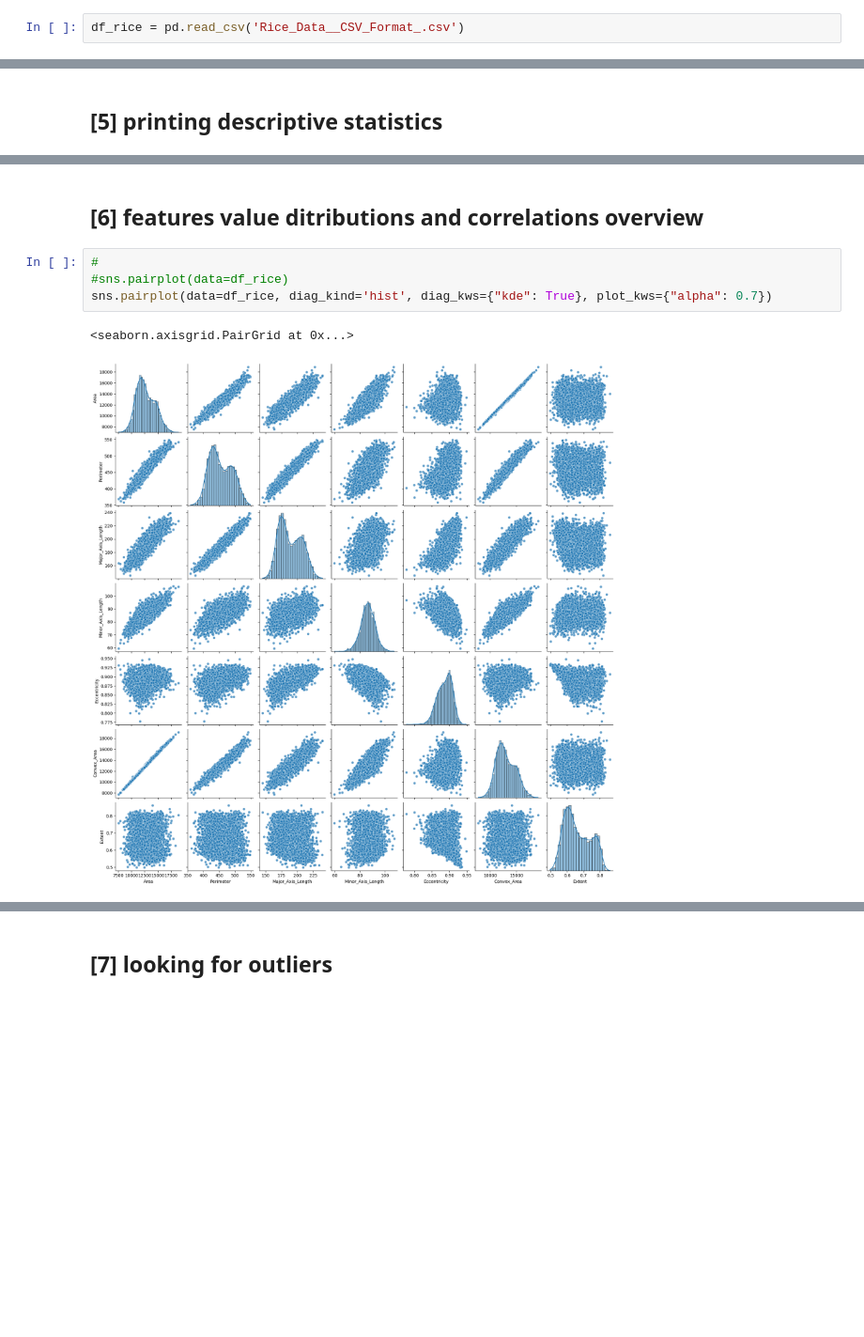
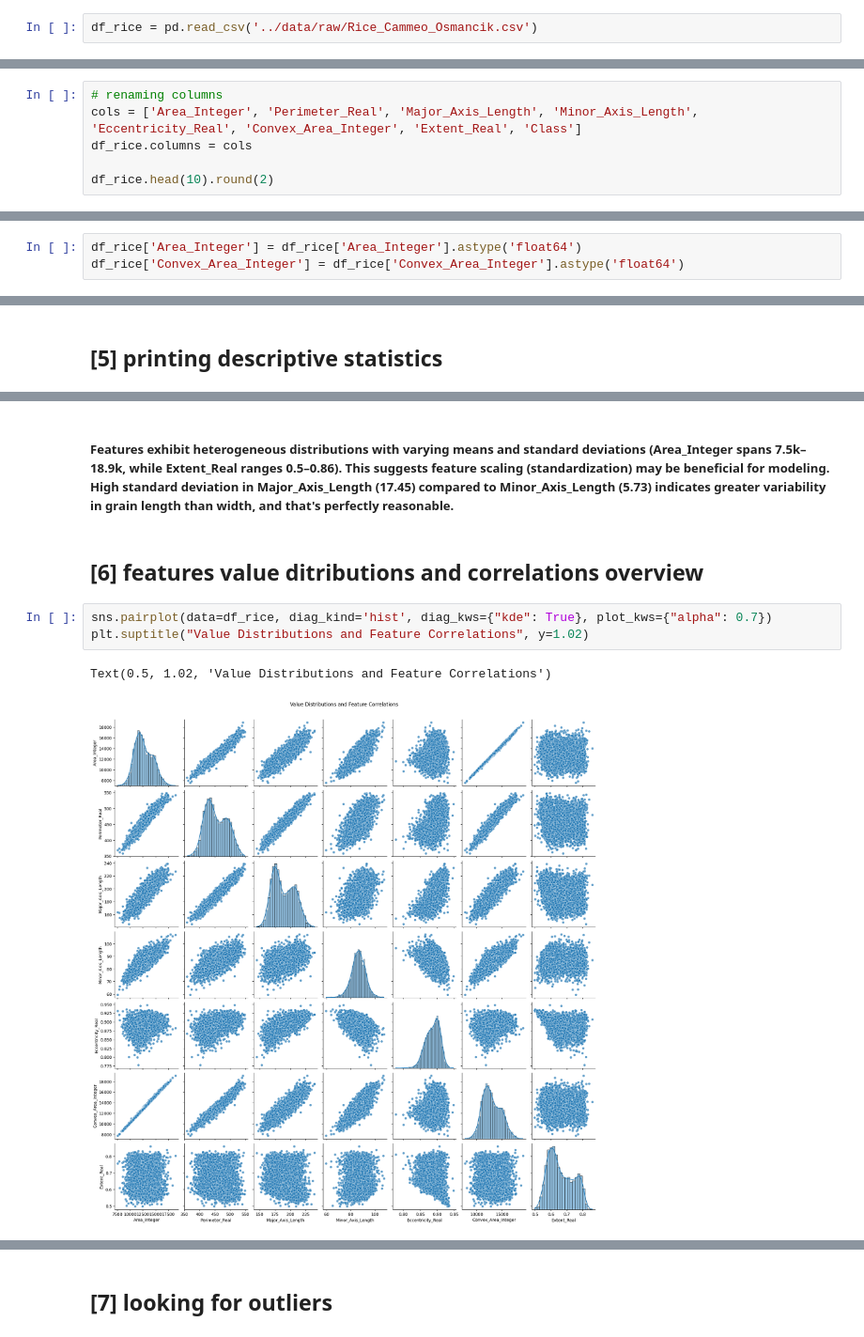
Before and after one commit to onaizna/rice-type-classifier-project-zfvg, a Jupyter notebook: notebooks/eda.ipynb, the cells around one changed output, grey strips where cells are left out. Shown at 94% size. Saved outputs shown, nothing was run; the diff lists cells and outputs as text; blank space fills up the shorter version.

Commit message:
Fixed typos, raw data path, inline comments, added figures folder for presentation

```diff
--- a/notebooks/eda.ipynb
+++ b/notebooks/eda.ipynb
@@ -14,2 +10,2 @@ import seaborn as sns
 # %%
-df_rice = pd.read_csv('Rice_Data__CSV_Format_.csv')
+df_rice = pd.read_csv('../data/raw/Rice_Cammeo_Osmancik.csv')
@@ -33,0 +14,6 @@ showing shape of dataframe
+# %%
+# renaming columns
+cols = ['Area_Integer', 'Perimeter_Real', 'Major_Axis_Length', 'Minor_Axis_Length', 'Eccentricity_Real', 'Convex_Area_Integer', 'Extent_Real', 'Class']
+df_rice.columns = cols
+
+df_rice.head(10).round(2)
@@ -73 +62,4 @@ since are both true, now we know that all the values of both columns are with .0
+# %%
+df_rice['Area_Integer'] = df_rice['Area_Integer'].astype('float64')
+df_rice['Convex_Area_Integer'] = df_rice['Convex_Area_Integer'].astype('float64')
 # %% [markdown]
@@ -117,9 +138,10 @@ df_rice.describe()
+# %% [markdown]
+##### Features exhibit heterogeneous distributions with varying means and standard deviations (Area_Integer spans 7.5k–18.9k, while Extent_Real ranges 0.5–0.86). This suggests feature scaling (standardization) may be beneficial for modeling. High standard deviation in Major_Axis_Length (17.45) compared to Minor_Axis_Length (5.73) indicates greater variability in grain length than width, and that's perfectly reasonable.
 # %% [markdown]
 ## [6] features value ditributions and correlations overview
 # %%
-#
-#sns.pairplot(data=df_rice)
 sns.pairplot(data=df_rice, diag_kind='hist', diag_kws={"kde": True}, plot_kws={"alpha": 0.7})
+plt.suptitle("Value Distributions and Feature Correlations", y=1.02)
 # %% [output]
-<seaborn.axisgrid.PairGrid at 0x...>
+Text(0.5, 1.02, 'Value Distributions and Feature Correlations')
-[figure, old version]
+[figure, new version]
```
Also changed, not shown: parts of 38 cells of this notebook, 3 other files.
